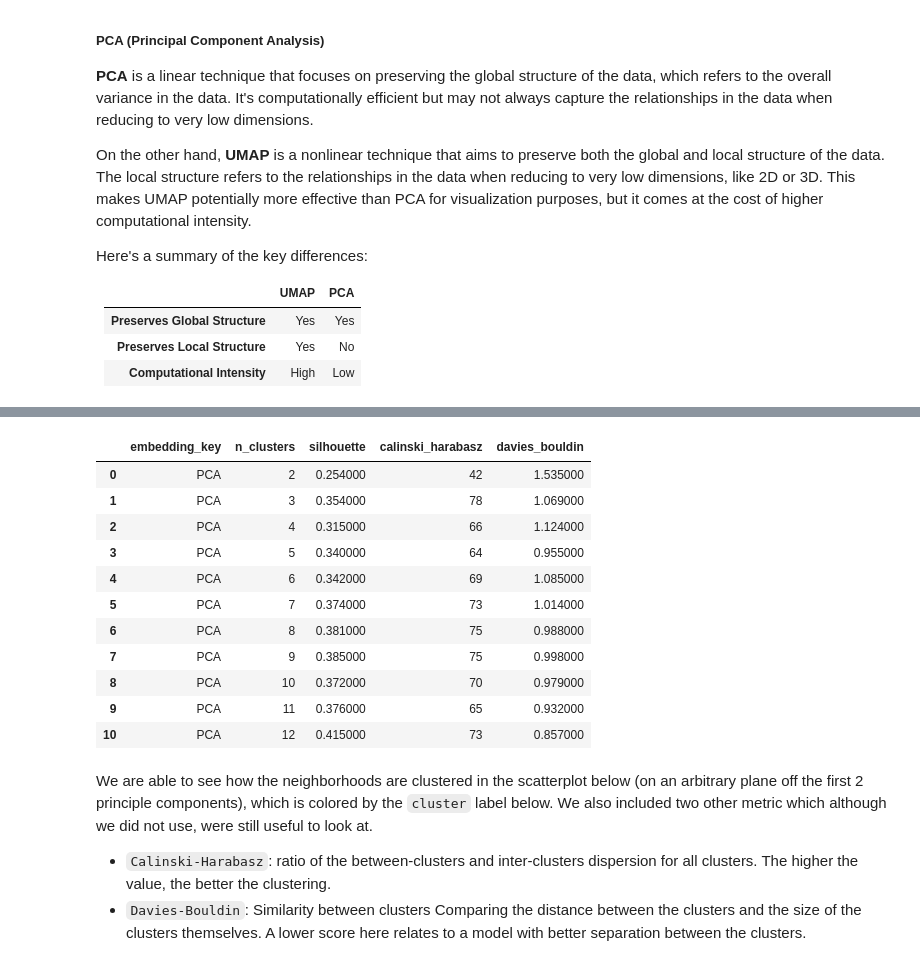
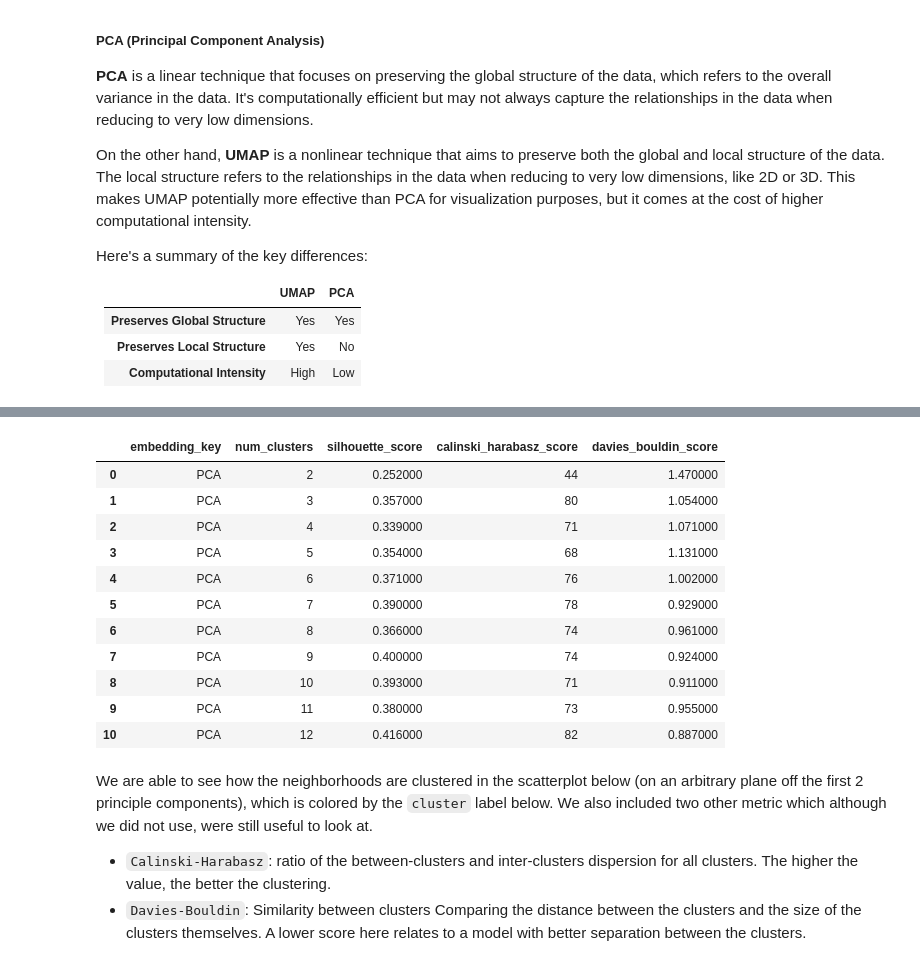
Before and after one commit to jonnross88/WhoLetThePuppiesIn, a Jupyter notebook: notebooks/02_data_wrangling.ipynb, the cells around one changed output, grey strips where cells are left out. Cells and saved outputs as stored; diff of their text form; code cells hidden in the pictures.

```diff
--- a/notebooks/02_data_wrangling.ipynb
+++ b/notebooks/02_data_wrangling.ipynb
@@ -1988,41 +2173,0 @@ def get_pca_plots(nclusters, pca_data):
-# %%
-# get the scores for the PCA data
-pca_scores = hf.calculate_clusters_scores(
-    {"PCA": pca_data_df_reduced}, n_clusters)
-
-
-def color_max(val, df, col):
-    color = "lightpink" if val == df[col].max() else "gray"
-    return f"color: {color}"
-
-
-def color_min(val, df, col):
-    color = "skyblue" if val == df[col].min() else "gray"
-    return f"color: {color}"
-
-
-styled_df = (
-    pca_scores.style.map(
-        color_max, subset=["silhouette"], df=pca_scores, col="silhouette"
-    )
-    .map(color_min, subset=["davies_bouldin"], df=pca_scores, col="davies_bouldin")
-    .map(
-        color_max, subset=["calinski_harabasz"], df=pca_scores, col="calinski_harabasz"
-    )
-)
-
-styled_df
-# pca_scores.to_dict(orient="tight")
-# %% [output]
-|  | embedding_key | n_clusters | silhouette | calinski_harabasz | davies_bouldin |
-| 0 | PCA | 2 | 0.254000 | 42 | 1.535000 |
-| 1 | PCA | 3 | 0.354000 | 78 | 1.069000 |
-| 2 | PCA | 4 | 0.315000 | 66 | 1.124000 |
-| 3 | PCA | 5 | 0.340000 | 64 | 0.955000 |
-| 4 | PCA | 6 | 0.342000 | 69 | 1.085000 |
-| 5 | PCA | 7 | 0.374000 | 73 | 1.014000 |
-| 6 | PCA | 8 | 0.381000 | 75 | 0.988000 |
-| 7 | PCA | 9 | 0.385000 | 75 | 0.998000 |
-| 8 | PCA | 10 | 0.372000 | 70 | 0.979000 |
-| 9 | PCA | 11 | 0.376000 | 65 | 0.932000 |
-| 10 | PCA | 12 | 0.415000 | 73 | 0.857000 |
@@ -2029,3 +2224,35 @@ styled_df
+# %%
+# Define the color mapping functions
+def color_max(s):
+    is_max = s == s.max()
+    return ["color: red" if v else "" for v in is_max]
+
+
+def color_min(s):
+    is_min = s == s.min()
+    return ["color: blue" if v else "" for v in is_min]
+
+
+# Apply the color mapping functions to the DataFrame
+styled_df = pca_scores.style.apply(
+    color_max, subset=["silhouette_score", "calinski_harabasz_score"]
+).apply(color_min, subset=["davies_bouldin_score"])
+
+# Display the styled DataFrame
+styled_df
+# %% [output]
+|  | embedding_key | num_clusters | silhouette_score | calinski_harabasz_score | davies_bouldin_score |
+| 0 | PCA | 2 | 0.252000 | 44 | 1.470000 |
+| 1 | PCA | 3 | 0.357000 | 80 | 1.054000 |
+| 2 | PCA | 4 | 0.339000 | 71 | 1.071000 |
+| 3 | PCA | 5 | 0.354000 | 68 | 1.131000 |
+| 4 | PCA | 6 | 0.371000 | 76 | 1.002000 |
+| 5 | PCA | 7 | 0.390000 | 78 | 0.929000 |
+| 6 | PCA | 8 | 0.366000 | 74 | 0.961000 |
+| 7 | PCA | 9 | 0.400000 | 74 | 0.924000 |
+| 8 | PCA | 10 | 0.393000 | 71 | 0.911000 |
+| 9 | PCA | 11 | 0.380000 | 73 | 0.955000 |
+| 10 | PCA | 12 | 0.416000 | 82 | 0.887000 |
 # %% [markdown]
 We are able to see how the neighborhoods are clustered in the scatterplot below (on an arbitrary plane off the first 2 principle components), which is colored by the `cluster` label below. We also included two other metric which although we did not use, were still useful to look at.
 - `Calinski-Harabasz`: ratio of the between-clusters and inter-clusters dispersion for all clusters. The higher the value, the better the clustering.
```
Also changed, not shown: parts of 47 cells of this notebook, 4 other files.
